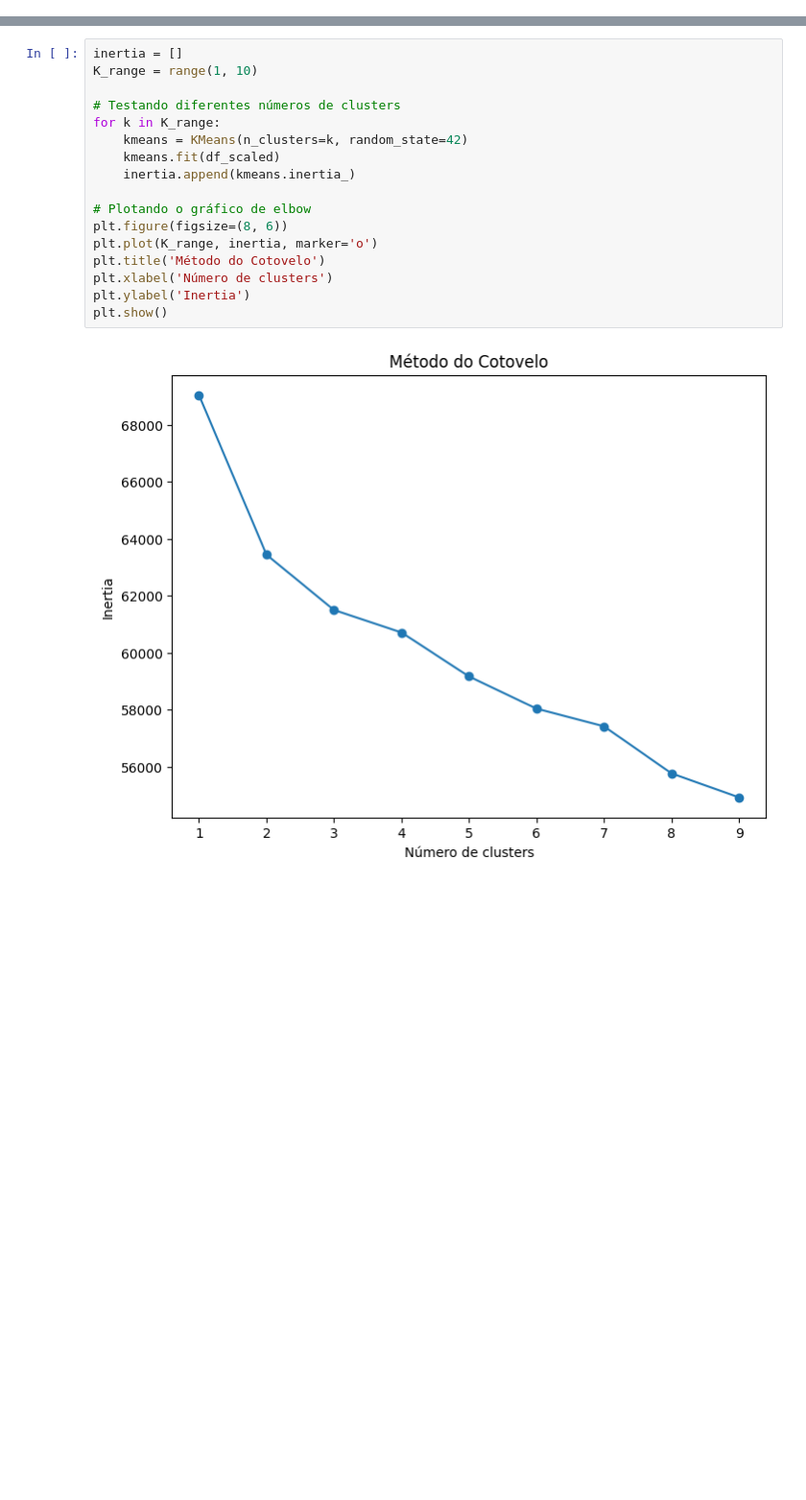
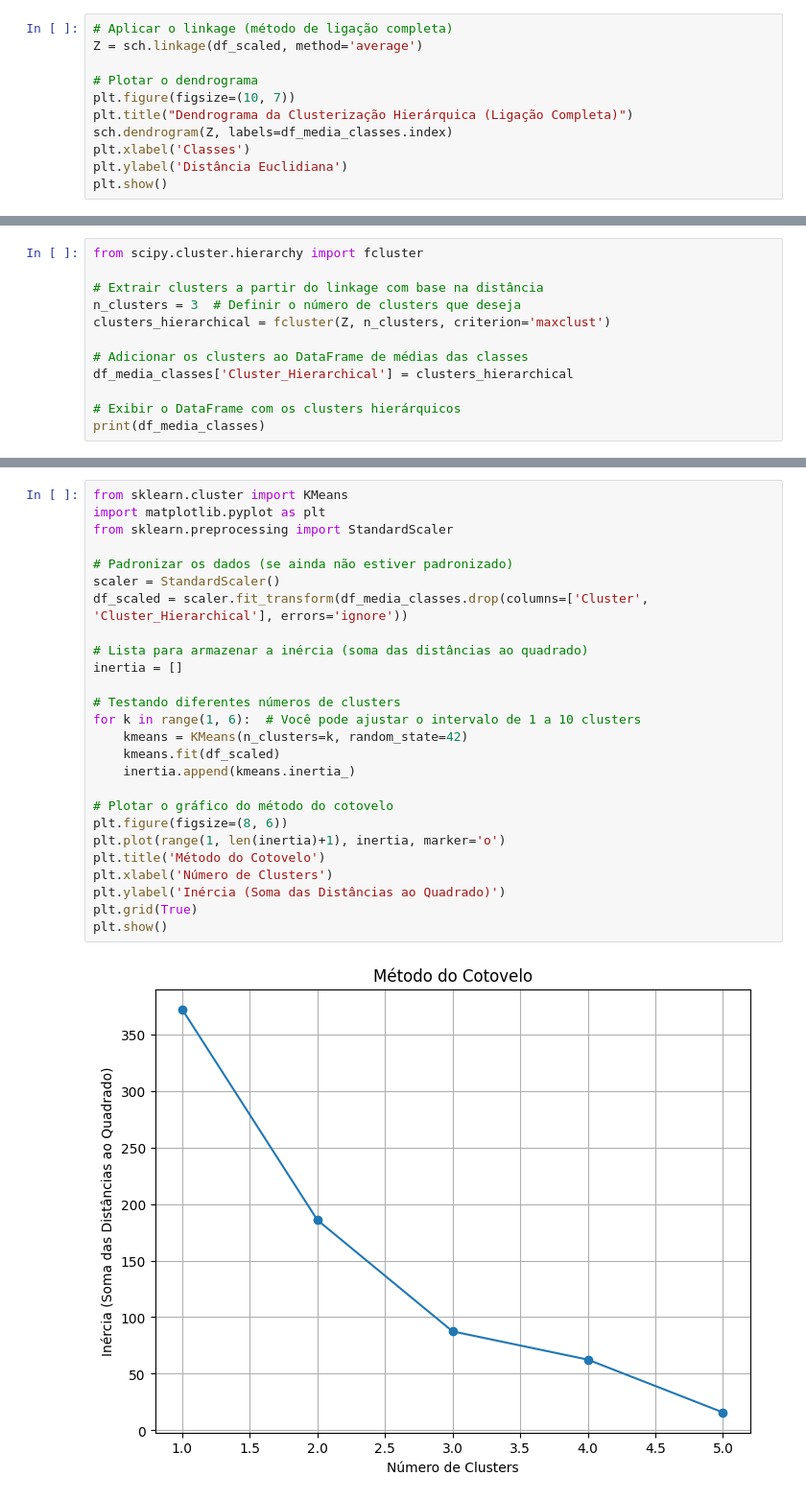
Before and after one commit to camazlucas/AprendizadodeMaquina2024.2, a Jupyter notebook: Clusterizacao.ipynb, the cells around one changed output, grey strips where cells are left out. Shown at 96% size. Cells and saved outputs as stored; diff of their text form; blank space fills up the shorter version.

Commit message:
Adicionando clusterizacao direta de classes

```diff
--- a/Clusterizacao.ipynb
+++ b/Clusterizacao.ipynb
@@ -64,0 +209,11 @@ plt.show()
+# %%
+# Aplicar o linkage (método de ligação completa)
+Z = sch.linkage(df_scaled, method='average')
+
+# Plotar o dendrograma
+plt.figure(figsize=(10, 7))
+plt.title("Dendrograma da Clusterização Hierárquica (Ligação Completa)")
+sch.dendrogram(Z, labels=df_media_classes.index)
+plt.xlabel('Classes')
+plt.ylabel('Distância Euclidiana')
+plt.show()
@@ -64,0 +222,12 @@ plt.show()
+# %%
+from scipy.cluster.hierarchy import fcluster
+
+# Extrair clusters a partir do linkage com base na distância
+n_clusters = 3  # Definir o número de clusters que deseja
+clusters_hierarchical = fcluster(Z, n_clusters, criterion='maxclust')
+
+# Adicionar os clusters ao DataFrame de médias das classes
+df_media_classes['Cluster_Hierarchical'] = clusters_hierarchical
+
+# Exibir o DataFrame com os clusters hierárquicos
+print(df_media_classes)
@@ -65,19 +252,28 @@ plt.show()
 # %%
+from sklearn.cluster import KMeans
+import matplotlib.pyplot as plt
+from sklearn.preprocessing import StandardScaler
+
+# Padronizar os dados (se ainda não estiver padronizado)
+scaler = StandardScaler()
+df_scaled = scaler.fit_transform(df_media_classes.drop(columns=['Cluster', 'Cluster_Hierarchical'], errors='ignore'))
+
+# Lista para armazenar a inércia (soma das distâncias ao quadrado)
 inertia = []
-K_range = range(1, 10)
 
 # Testando diferentes números de clusters
-for k in K_range:
+for k in range(1, 6):  # Você pode ajustar o intervalo de 1 a 10 clusters
     kmeans = KMeans(n_clusters=k, random_state=42)
     kmeans.fit(df_scaled)
     inertia.append(kmeans.inertia_)
 
-# Plotando o gráfico de elbow
+# Plotar o gráfico do método do cotovelo
 plt.figure(figsize=(8, 6))
-plt.plot(K_range, inertia, marker='o')
+plt.plot(range(1, len(inertia)+1), inertia, marker='o')
 plt.title('Método do Cotovelo')
-plt.xlabel('Número de clusters')
-plt.ylabel('Inertia')
+plt.xlabel('Número de Clusters')
+plt.ylabel('Inércia (Soma das Distâncias ao Quadrado)')
+plt.grid(True)
 plt.show()
 # %% [output]
-[figure, old version]
+[figure, new version]
```
Also changed, not shown: parts of 19 cells of this notebook.
